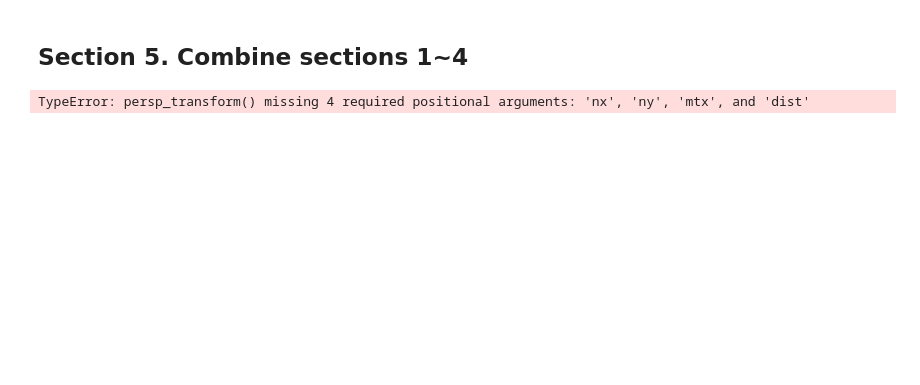
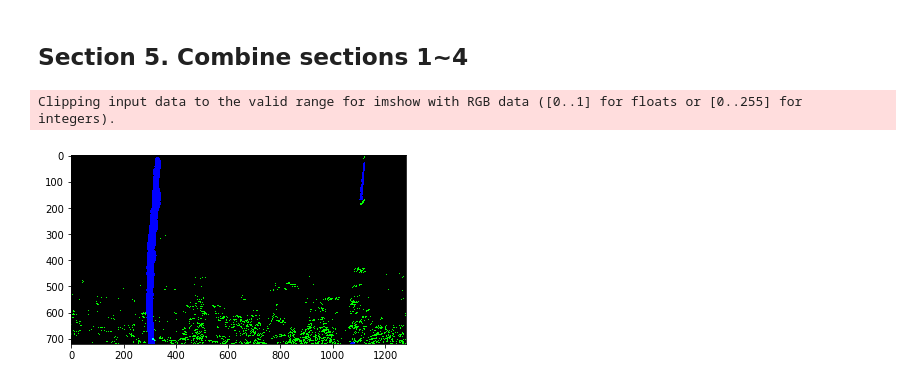
Before and after one commit to hafniumhu/CarND-Advanced-Lane-Lines, a Jupyter notebook: P2.ipynb, the cells around one changed output. Saved outputs shown, nothing was run; the diff lists cells and outputs as text; code cells hidden in the pictures; blank space fills up the shorter version.

```diff
--- a/P2.ipynb
+++ b/P2.ipynb
@@ -223,16 +223,18 @@ Clipping input data to the valid range for imshow with RGB data ([0..1] for floa
 # %%
 def prepare(img):
     # Undistort the image
     undist = undistort(img)
     # Carry out perspective transform
-    topdown, M = persp_transform(undist)
+    topdown, M = persp_transform(undist, nx, ny, mtx, dist)
     # Apply thresholding
-    img_prepared = combine_thresh(topdown)
-    return img_prepared
+    binary_warped = combine_thresh(topdown)
+    return binary_warped
 
 img = cv2.imread('test_images/test1.jpg')
-img_prepared = prepare(img)
-plt.imshow(img_prepared)
+binary_warped = prepare(img)
+cv2.imwrite('test_images/TEST.jpg', binary_warped)
+plt.imshow(binary_warped)
 plt.show()
 # %% [output]
-TypeError: persp_transform() missing 4 required positional arguments: 'nx', 'ny', 'mtx', and 'dist'
+Clipping input data to the valid range for imshow with RGB data ([0..1] for floats or [0..255] for integers).
+[figure, added]
```
Also changed, not shown: parts of 3 cells of this notebook, 1 other file.
